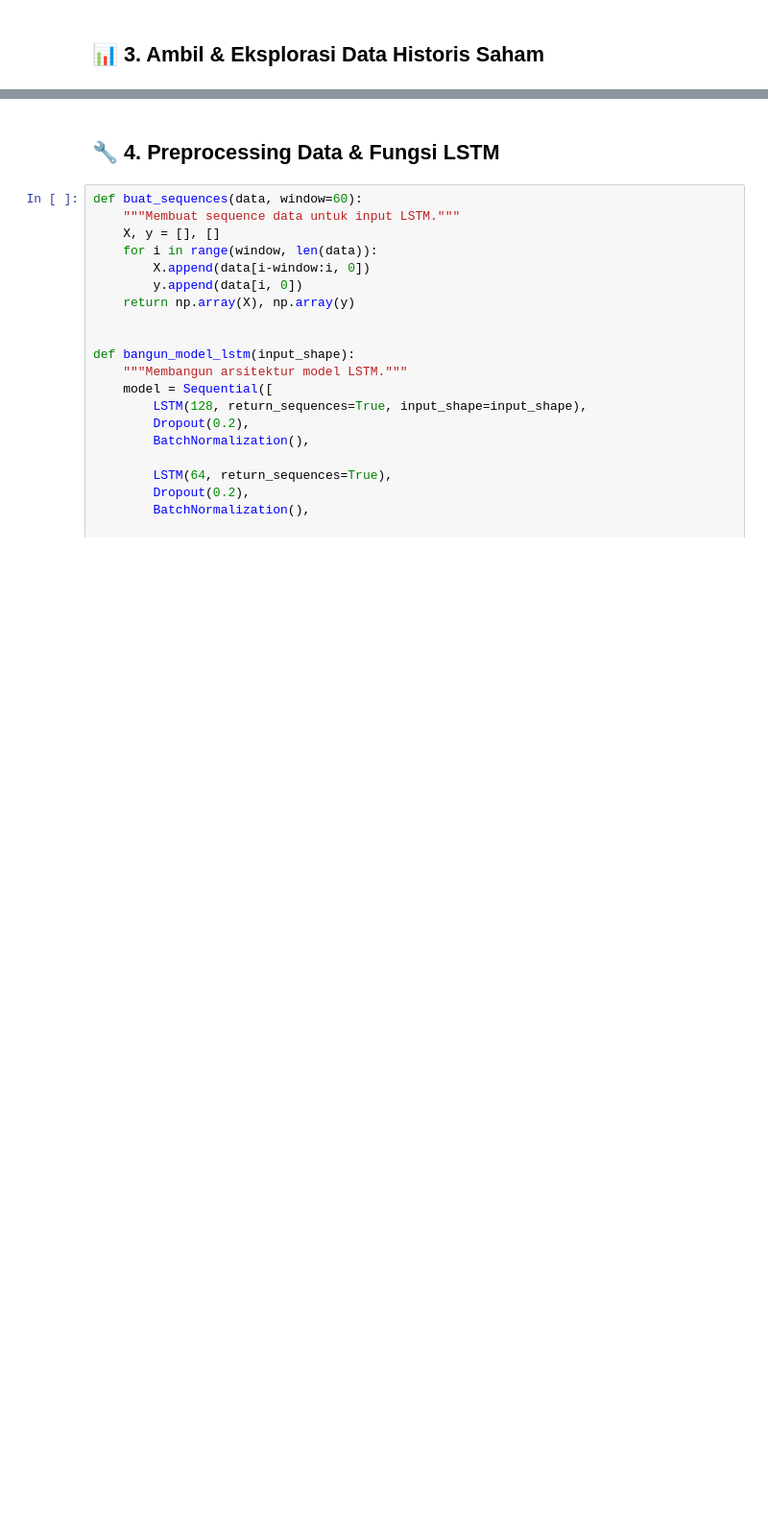
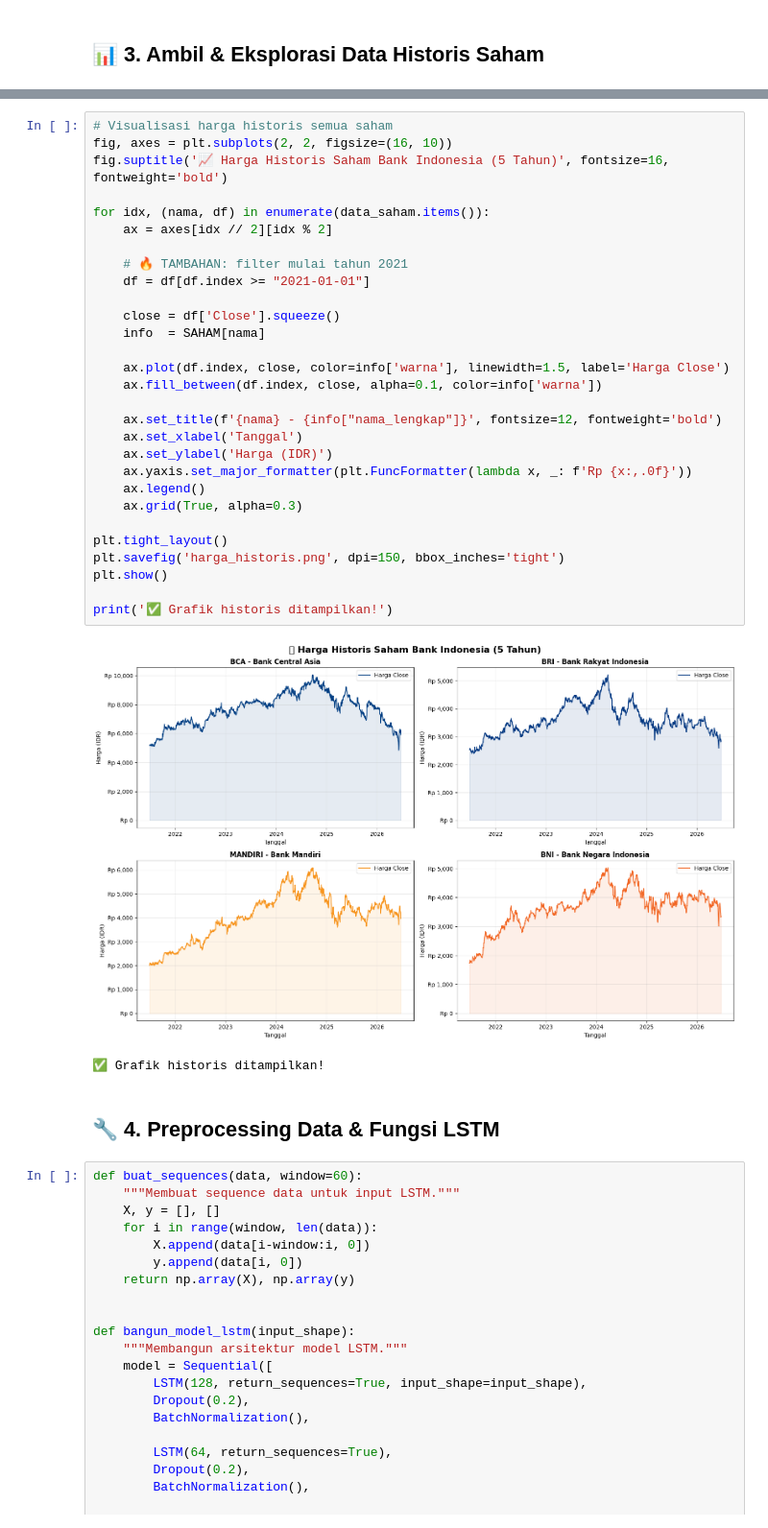
Before and after one commit to Elvinaade/Elvina, a Jupyter notebook: Dashboard_Prediksi_Saham_LSTM_fixed.ipynb, the cells around one changed output, grey strips where cells are left out. Shown at 96% size. Drawn from its saved outputs; the diff is of its cells as text; blank space fills up the shorter version.

```diff
--- a/Dashboard_Prediksi_Saham_LSTM_fixed.ipynb
+++ b/Dashboard_Prediksi_Saham_LSTM_fixed.ipynb
@@ -134,4 +134,36 @@ print('✅ Grafik historis ditampilkan!')
 ✅ Grafik historis ditampilkan!
+# %%
+# Visualisasi harga historis semua saham
+fig, axes = plt.subplots(2, 2, figsize=(16, 10))
+fig.suptitle('📈 Harga Historis Saham Bank Indonesia (5 Tahun)', fontsize=16, fontweight='bold')
+
+for idx, (nama, df) in enumerate(data_saham.items()):
+    ax = axes[idx // 2][idx % 2]
+
+    # 🔥 TAMBAHAN: filter mulai tahun 2021
+    df = df[df.index >= "2021-01-01"]
+
+    close = df['Close'].squeeze()
+    info  = SAHAM[nama]
+
+    ax.plot(df.index, close, color=info['warna'], linewidth=1.5, label='Harga Close')
+    ax.fill_between(df.index, close, alpha=0.1, color=info['warna'])
+
+    ax.set_title(f'{nama} - {info["nama_lengkap"]}', fontsize=12, fontweight='bold')
+    ax.set_xlabel('Tanggal')
+    ax.set_ylabel('Harga (IDR)')
+    ax.yaxis.set_major_formatter(plt.FuncFormatter(lambda x, _: f'Rp {x:,.0f}'))
+    ax.legend()
+    ax.grid(True, alpha=0.3)
+
+plt.tight_layout()
+plt.savefig('harga_historis.png', dpi=150, bbox_inches='tight')
+plt.show()
+
+print('✅ Grafik historis ditampilkan!')
+# %% [output]
+[figure, added]
+✅ Grafik historis ditampilkan!
 # %% [markdown]
 ## 🔧 4. Preprocessing Data & Fungsi LSTM
 # %%
```
Also changed, not shown: parts of 10 cells of this notebook.
